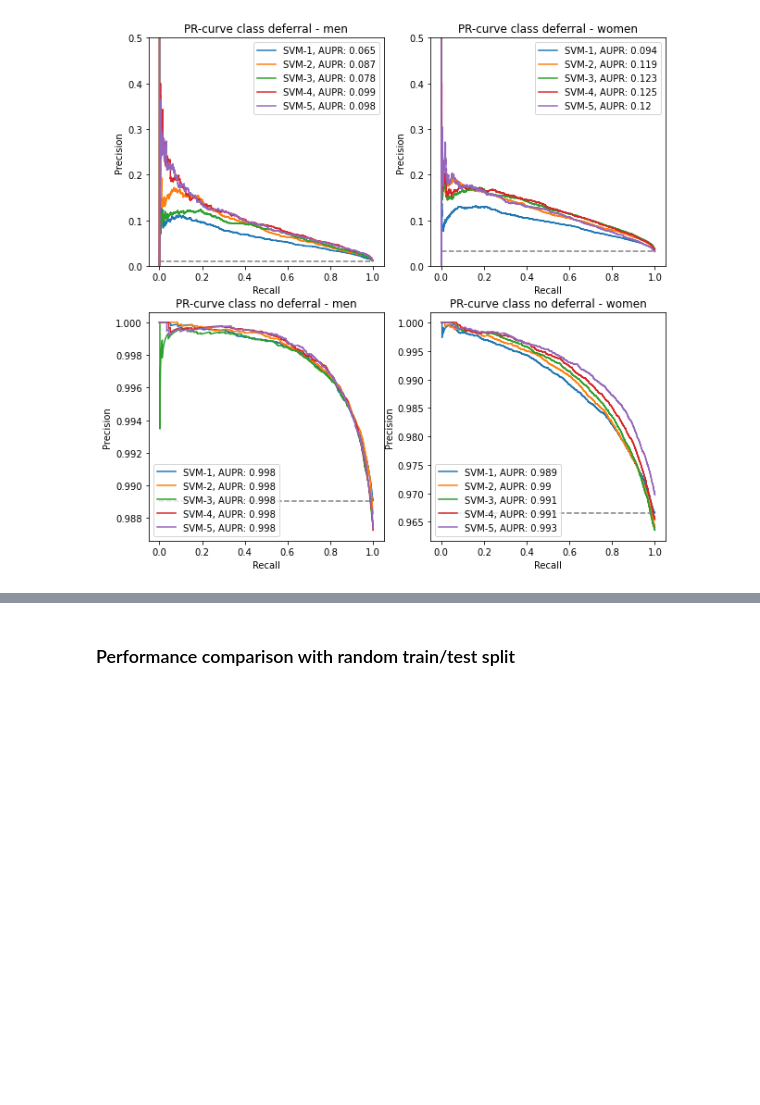
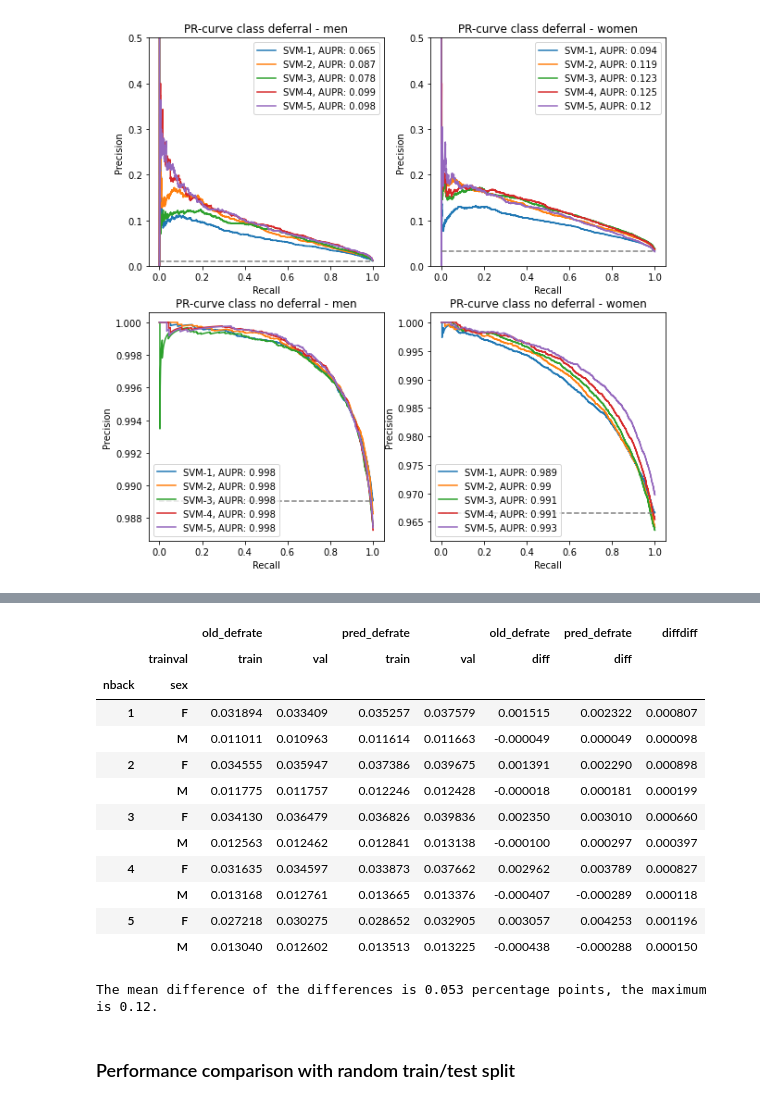
Before and after one commit to vinkenoogm/SVM-hb-NL, a Jupyter notebook: src/3_modelperformance.ipynb, the cells around one changed output, grey strips where cells are left out. Drawn from its saved outputs; the diff is of its cells as text; code cells hidden in the pictures; blank space fills up the shorter version.

Commit message:
add check for true and predicted deferral rates

```diff
--- a/src/3_modelperformance.ipynb
+++ b/src/3_modelperformance.ipynb
@@ -222,3 +211,33 @@ plot_prs(probas, save='PR_curve')
+# %%
+# Calculate predicted deferral rate per model
+res_df['pred_def_n'] = res_df['ok_support'] - (res_df['ok_precision'] * res_df['ok_support']) + res_df['low_recall'] * res_df['low_support']
+res_df['pred_defrate'] = res_df['pred_def_n'] / (res_df['ok_support'] + res_df['low_support'])
+df_defrates = res_df[['nback', 'trainval', 'sex', 'old_defrate', 'pred_defrate']].copy()
+
+defs = df_defrates.pivot(index=['nback', 'sex'], columns='trainval', values=['old_defrate', 'pred_defrate']).copy()
+defs['old_defrate', 'diff'] = defs['old_defrate', 'val'] - defs['old_defrate', 'train']
+defs['pred_defrate', 'diff'] = defs['pred_defrate', 'val'] - defs['pred_defrate', 'train']
+defs['diffdiff'] = defs['pred_defrate', 'diff'] - defs['old_defrate', 'diff']
+defs
+# %% [output]
+|  |  | old_defrate |  | pred_defrate |  | old_defrate | pred_defrate | diffdiff |
+|  | trainval | train | val | train | val | diff | diff |  |
+| nback | sex |  |  |  |  |  |  |  |
+| 1 | F | 0.031894 | 0.033409 | 0.035257 | 0.037579 | 0.001515 | 0.002322 | 0.000807 |
+|  | M | 0.011011 | 0.010963 | 0.011614 | 0.011663 | -0.000049 | 0.000049 | 0.000098 |
+| 2 | F | 0.034555 | 0.035947 | 0.037386 | 0.039675 | 0.001391 | 0.002290 | 0.000898 |
+|  | M | 0.011775 | 0.011757 | 0.012246 | 0.012428 | -0.000018 | 0.000181 | 0.000199 |
+| 3 | F | 0.034130 | 0.036479 | 0.036826 | 0.039836 | 0.002350 | 0.003010 | 0.000660 |
+|  | M | 0.012563 | 0.012462 | 0.012841 | 0.013138 | -0.000100 | 0.000297 | 0.000397 |
+| 4 | F | 0.031635 | 0.034597 | 0.033873 | 0.037662 | 0.002962 | 0.003789 | 0.000827 |
+|  | M | 0.013168 | 0.012761 | 0.013665 | 0.013376 | -0.000407 | -0.000289 | 0.000118 |
+| 5 | F | 0.027218 | 0.030275 | 0.028652 | 0.032905 | 0.003057 | 0.004253 | 0.001196 |
+|  | M | 0.013040 | 0.012602 | 0.013513 | 0.013225 | -0.000438 | -0.000288 | 0.000150 |
+# %%
+print('The mean difference of the differences is {} percentage points, the maximum is {}.'.format(round(np.mean(defs['diffdiff']) * 100, 3),
+                                                                                                  round(np.max(defs['diffdiff']) * 100, 3)))
+# %% [output]
+The mean difference of the differences is 0.053 percentage points, the maximum is 0.12.
 # %% [markdown]
 ### Performance comparison with random train/test split
 # %%
```
Also changed, not shown: parts of 3 cells of this notebook.
